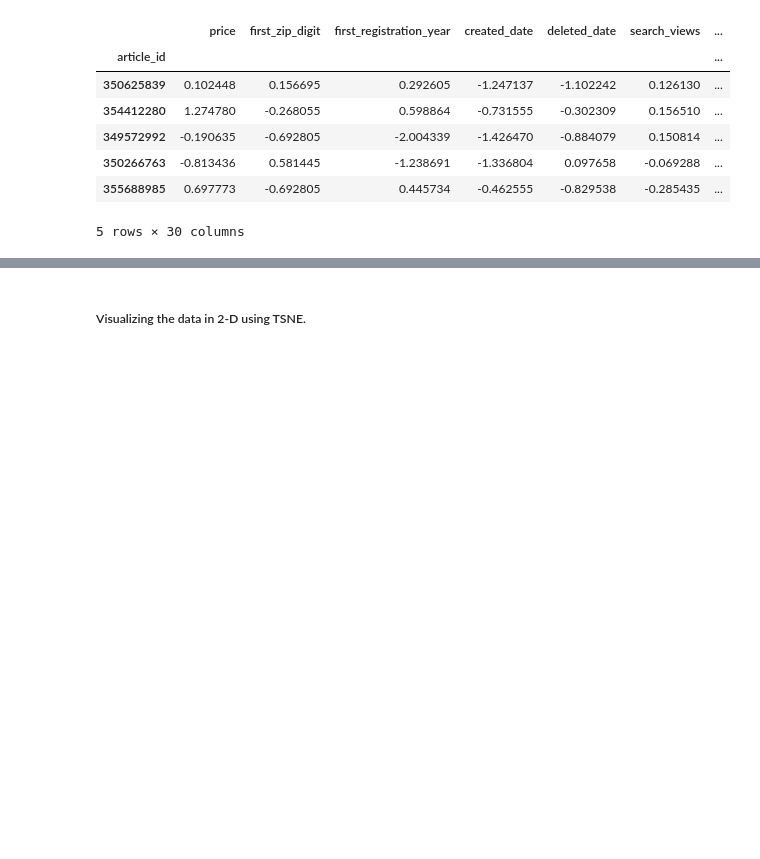
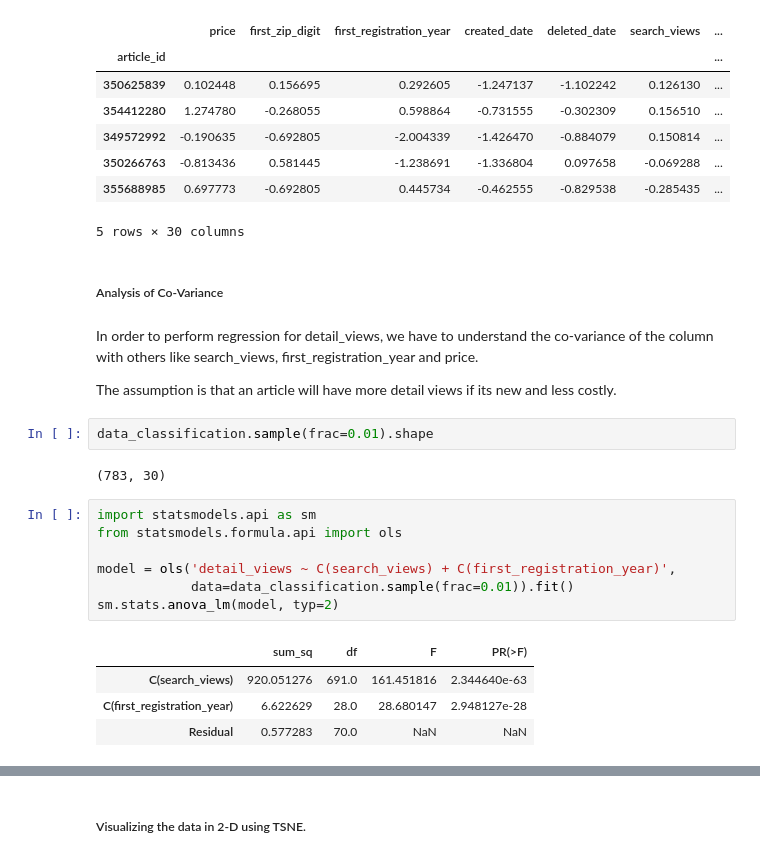
Before and after one commit to runformoney/AS24-Assignment, a Jupyter notebook: Analysis & Modelling.ipynb, the cells around one changed output, grey strips where cells are left out. Drawn from its saved outputs; the diff is of its cells as text; blank space fills up the shorter version.

Commit message:
added code for anova

```diff
--- a/Analysis & Modelling.ipynb
+++ b/Analysis & Modelling.ipynb
@@ -586,3 +586,25 @@ data_classification.head()
 | 350266763 | -0.813436 | 0.581445 | -1.238691 | -1.336804 | 0.097658 | -0.069288 | ... |
 | 355688985 | 0.697773 | -0.692805 | 0.445734 | -0.462555 | -0.829538 | -0.285435 | ... |
 5 rows × 30 columns
+# %% [markdown]
+<h5> Analysis of Co-Variance
+# %% [markdown]
+In order to perform regression for detail_views, we have to understand the co-variance of the column with others like search_views, first_registration_year and price.
+
+The assumption is that an article will have more detail views if its new and less costly.
+# %%
+data_classification.sample(frac=0.01).shape
+# %% [output]
+(783, 30)
+# %%
+import statsmodels.api as sm
+from statsmodels.formula.api import ols
+
+model = ols('detail_views ~ C(search_views) + C(first_registration_year)',
+            data=data_classification.sample(frac=0.01)).fit()
+sm.stats.anova_lm(model, typ=2)
+# %% [output]
+|  | sum_sq | df | F | PR(>F) |
+| C(search_views) | 920.051276 | 691.0 | 161.451816 | 2.344640e-63 |
+| C(first_registration_year) | 6.622629 | 28.0 | 28.680147 | 2.948127e-28 |
+| Residual | 0.577283 | 70.0 | NaN | NaN |
```
Also changed, not shown: parts of 9 cells of this notebook.
